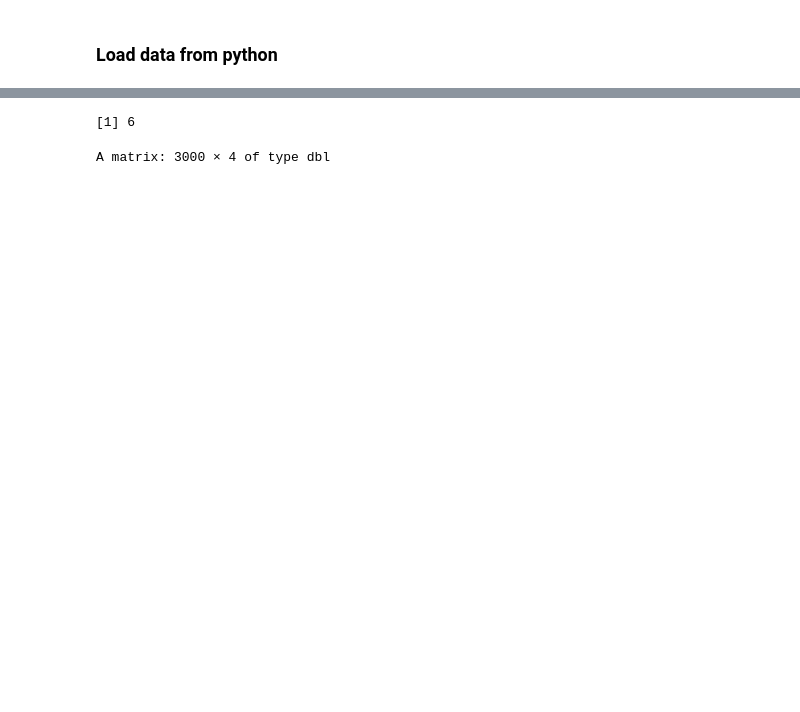
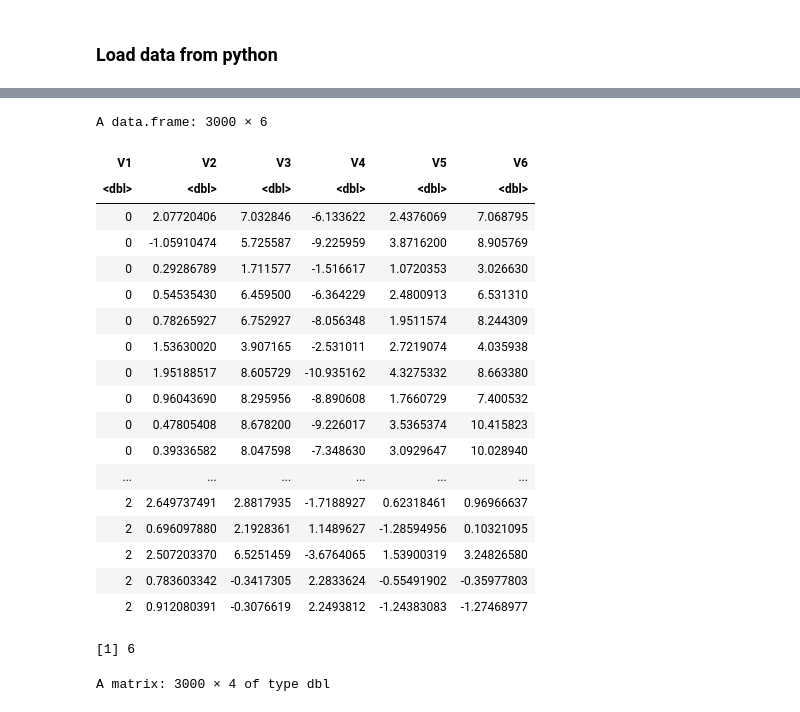
Before and after one commit to juangamella/icp, a Jupyter notebook: ICP_r.ipynb, the cells around one changed output, grey strips where cells are left out. Saved outputs shown, nothing was run; the diff lists cells and outputs as text; code cells hidden in the pictures; blank space fills up the shorter version.

```diff
--- a/ICP_r.ipynb
+++ b/ICP_r.ipynb
@@ -37,3 +22,29 @@ A data.frame: 3000 × 6
+# %%
+case_no = 172
+path = 'causalicp/test/test_cases/'
+filename = sprintf('%scase_%d.csv', path, case_no)
+raw = read.csv(filename, header=FALSE)
+raw
+# %% [output]
+A data.frame: 3000 × 6
+| V1 | V2 | V3 | V4 | V5 | V6 |
+| <dbl> | <dbl> | <dbl> | <dbl> | <dbl> | <dbl> |
+| 0 | 2.07720406 | 7.032846 | -6.133622 | 2.4376069 | 7.068795 |
+| 0 | -1.05910474 | 5.725587 | -9.225959 | 3.8716200 | 8.905769 |
+| 0 | 0.29286789 | 1.711577 | -1.516617 | 1.0720353 | 3.026630 |
+| 0 | 0.54535430 | 6.459500 | -6.364229 | 2.4800913 | 6.531310 |
+| 0 | 0.78265927 | 6.752927 | -8.056348 | 1.9511574 | 8.244309 |
+| 0 | 1.53630020 | 3.907165 | -2.531011 | 2.7219074 | 4.035938 |
+| 0 | 1.95188517 | 8.605729 | -10.935162 | 4.3275332 | 8.663380 |
+| 0 | 0.96043690 | 8.295956 | -8.890608 | 1.7660729 | 7.400532 |
+| 0 | 0.47805408 | 8.678200 | -9.226017 | 3.5365374 | 10.415823 |
+| 0 | 0.39336582 | 8.047598 | -7.348630 | 3.0929647 | 10.028940 |
+| ... | ... | ... | ... | ... | ... |
+| 2 | 2.649737491 | 2.8817935 | -1.7188927 | 0.62318461 | 0.96966637 |
+| 2 | 0.696097880 | 2.1928361 | 1.1489627 | -1.28594956 | 0.10321095 |
+| 2 | 2.507203370 | 6.5251459 | -3.6764065 | 1.53900319 | 3.24826580 |
+| 2 | 0.783603342 | -0.3417305 | 2.2833624 | -0.55491902 | -0.35977803 |
+| 2 | 0.912080391 | -0.3076619 | 2.2493812 | -1.24383083 | -1.27468977 |
 # %%
 ncol(raw)
 # %% [output]
```
Also changed, not shown: parts of 36 cells of this notebook, 2 other files.
